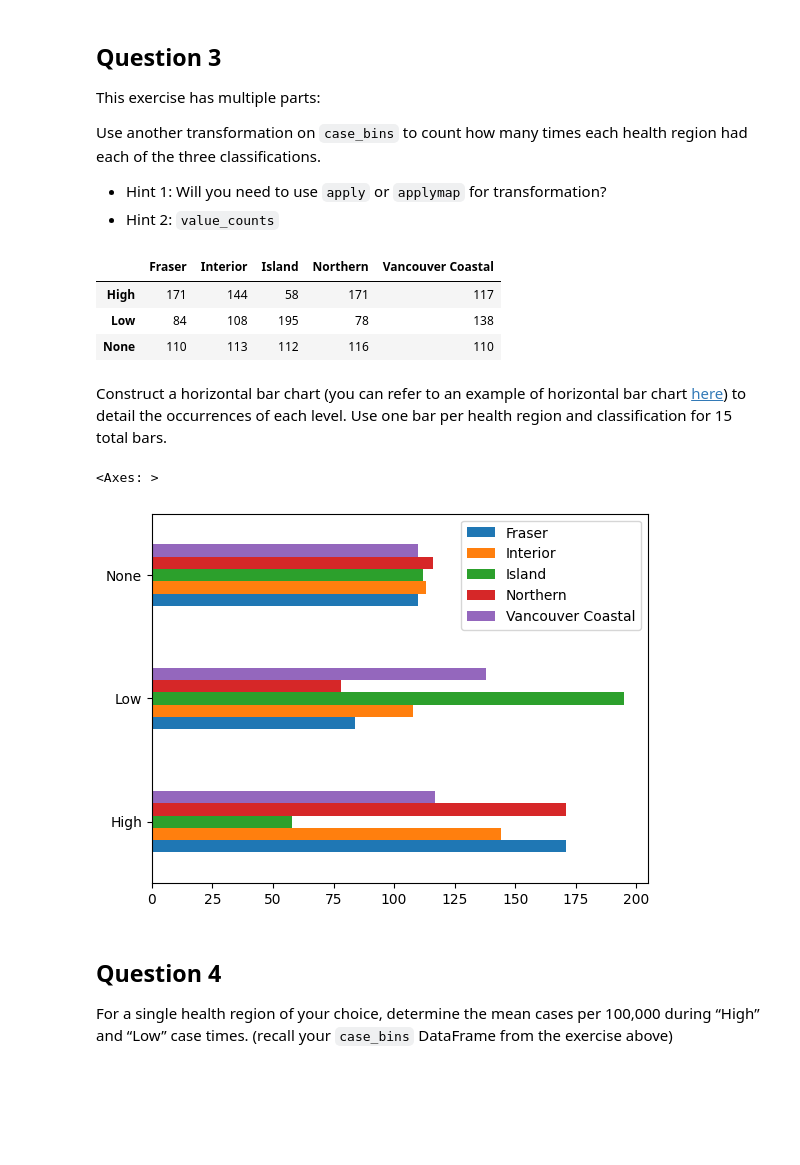
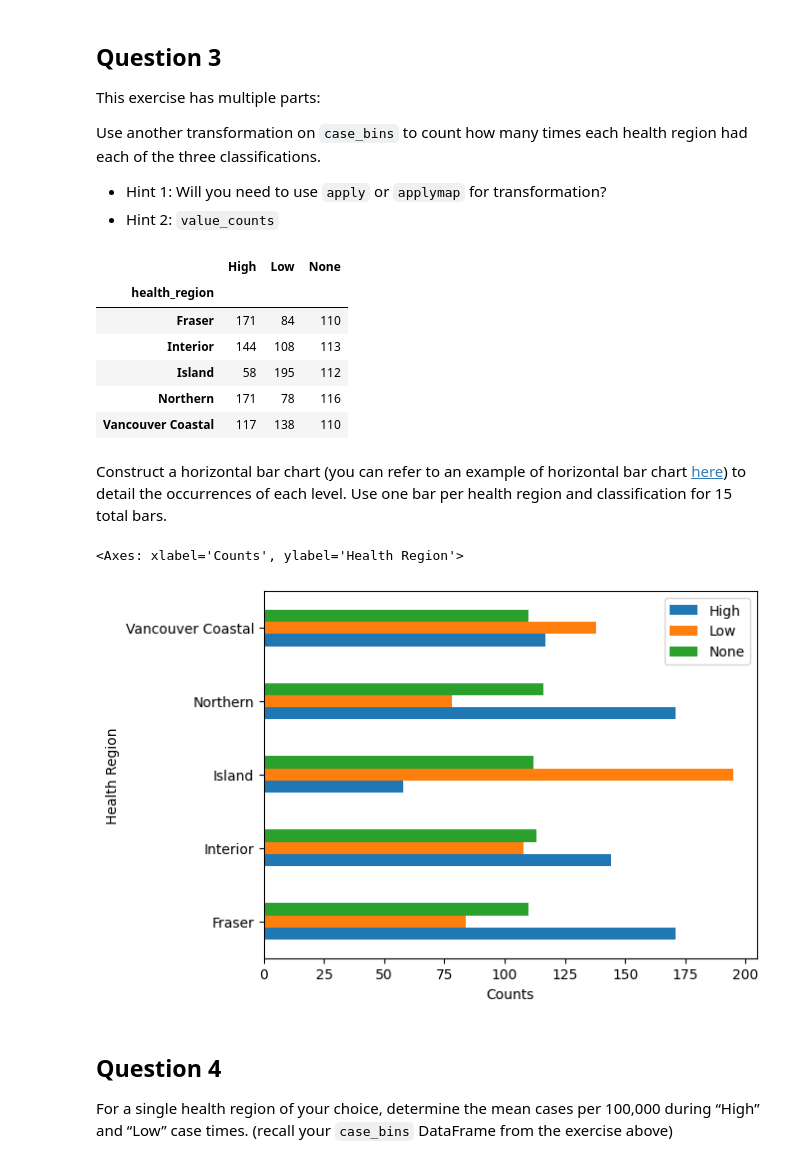
Before and after one commit to tonyliang19/ECON323_2023_Spring, a Jupyter notebook: problem_sets/problem_set_5_Luo_Liang.ipynb, the cells around one changed output. Saved outputs shown, nothing was run; the diff lists cells and outputs as text; code cells hidden in the pictures; blank space fills up the shorter version.

```diff
--- a/problem_sets/problem_set_5_Luo_Liang.ipynb
+++ b/problem_sets/problem_set_5_Luo_Liang.ipynb
@@ -184,20 +181,19 @@ outputs a single string which notes whether that number is High, Low, or None.
 
 # Takes single number and output string based on condition on boundary specified
 # Assuming the number n is only in [0, 10]
-def transform_cases(n):
+def classify_cases(n):
     if n > 10:
-        out = "High"
+        return "High"
     elif n == 0:
-        out = "None"
+        return "None"
     else:
-        out = "Low"
-    return out
+        return "Low"
 # %% [markdown]
 Pass your function to either `apply` or `applymap` and save the result in a new DataFrame called `case_bins`.
 # %%
 # Your code here
-# apply the transform_cases to cases per 100000 and save to dataframe
-cases_bins = absolute_cases_bc.applymap(transform_cases)
+# apply the classify_cases to cases per 100000 and save to dataframe
+cases_bins = absolute_cases_bc.applymap(classify_cases)
 cases_bins.head()
 # %% [output]
 | health_region | Fraser | Interior | Island | Northern | Vancouver Coastal |
@@ -218,25 +214,28 @@ Use another transformation on `case_bins` to count how many times each health re
 - Hint 2: `value_counts`
 # %%
 # Count how many times each health regoin had of each of the three classifications
-cases_bin_counts = cases_bins.apply(pd.Series.value_counts)
+cases_bin_counts = cases_bins.apply(pd.Series.value_counts).T
 # remove column name of health region (otherwise recognized by plot and plot extra)
-cases_bin_counts.columns.name = None
+#cases_bin_counts.columns.name = None
 cases_bin_counts
 # %% [output]
-|  | Fraser | Interior | Island | Northern | Vancouver Coastal |
-| High | 171 | 144 | 58 | 171 | 117 |
-| Low | 84 | 108 | 195 | 78 | 138 |
-| None | 110 | 113 | 112 | 116 | 110 |
+|  | High | Low | None |
+| health_region |  |  |  |
+| Fraser | 171 | 84 | 110 |
+| Interior | 144 | 108 | 113 |
+| Island | 58 | 195 | 112 |
+| Northern | 171 | 78 | 116 |
+| Vancouver Coastal | 117 | 138 | 110 |
 # %% [markdown]
 Construct a horizontal bar chart (you can refer to an example of horizontal bar chart [here](https://www150.statcan.gc.ca/edu/power-pouvoir/c-g/c-g05-2-3-eng.png)) to detail the occurrences of each level.
 Use one bar per health region and classification for 15 total bars.
 # %%
 # Your code here
 # horizontal bar chart to detail occurrences of each level per region
-cases_bin_counts.plot.barh()
+cases_bin_counts.plot.barh(xlabel = "Counts" , ylabel = "Health Region")
 # %% [output]
-<Axes: >
+<Axes: xlabel='Counts', ylabel='Health Region'>
-[figure, old version]
+[figure, new version]
 # %% [markdown]
 ## Question 4
 
```
Also changed, not shown: parts of 15 cells of this notebook, 1 other file.
